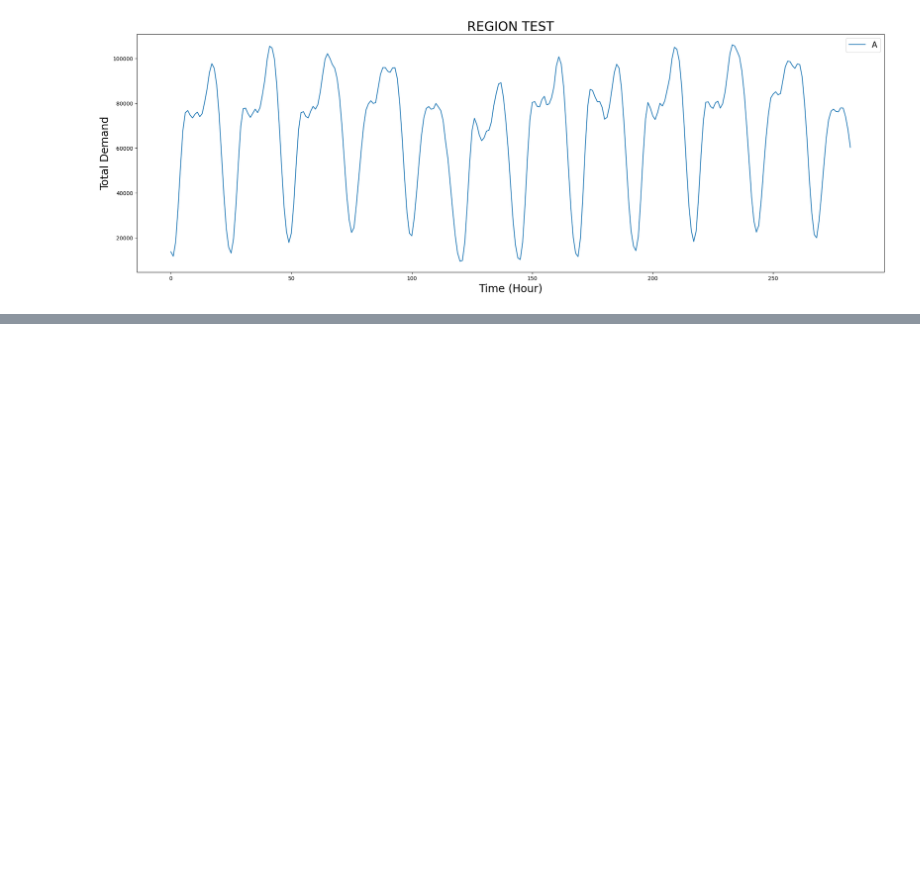
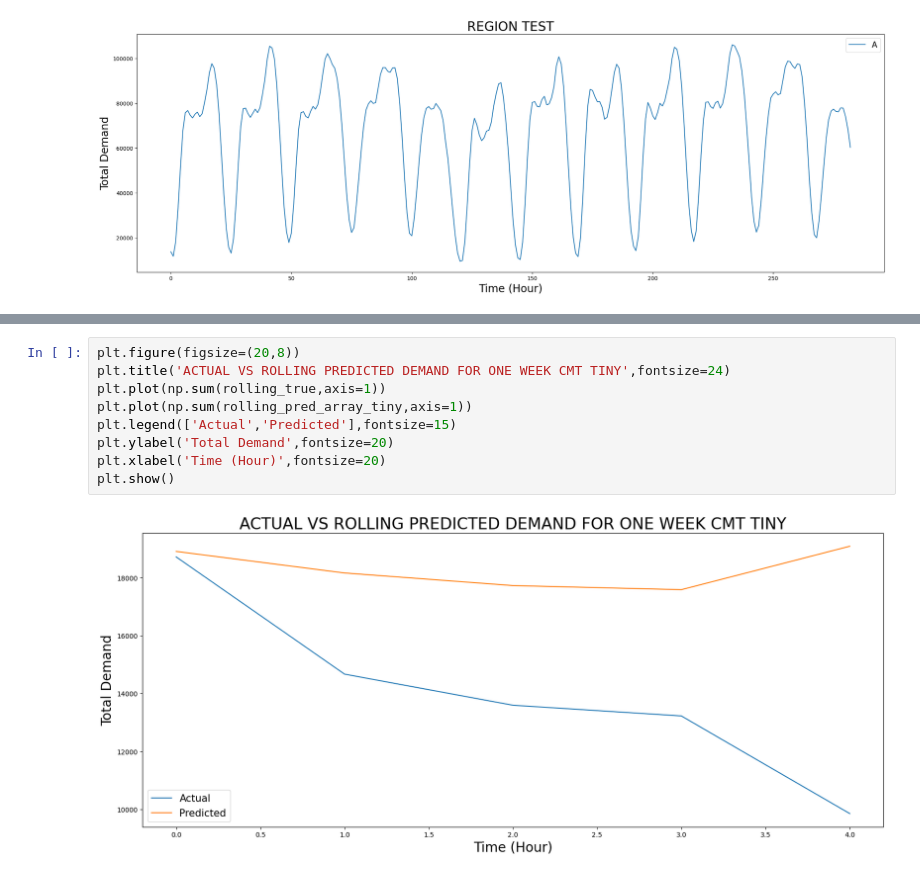
Before and after one commit to Mustafa-Ashfaq81/Traffic_Prediction_CMT_NYCTaxi, a Jupyter notebook: EDA.ipynb, the cells around one changed output, grey strips where cells are left out. Cells and saved outputs as stored; diff of their text form; blank space fills up the shorter version.

```diff
--- a/EDA.ipynb
+++ b/EDA.ipynb
@@ -231,0 +393,11 @@ plt.show()
+# %%
+plt.figure(figsize=(20,8))
+plt.title('ACTUAL VS ROLLING PREDICTED DEMAND FOR ONE WEEK CMT TINY',fontsize=24)
+plt.plot(np.sum(rolling_true,axis=1))
+plt.plot(np.sum(rolling_pred_array_tiny,axis=1))
+plt.legend(['Actual','Predicted'],fontsize=15)
+plt.ylabel('Total Demand',fontsize=20)
+plt.xlabel('Time (Hour)',fontsize=20)
+plt.show()
+# %% [output]
+[figure, added]
```
Also changed, not shown: parts of 12 cells of this notebook, 12 other files.
